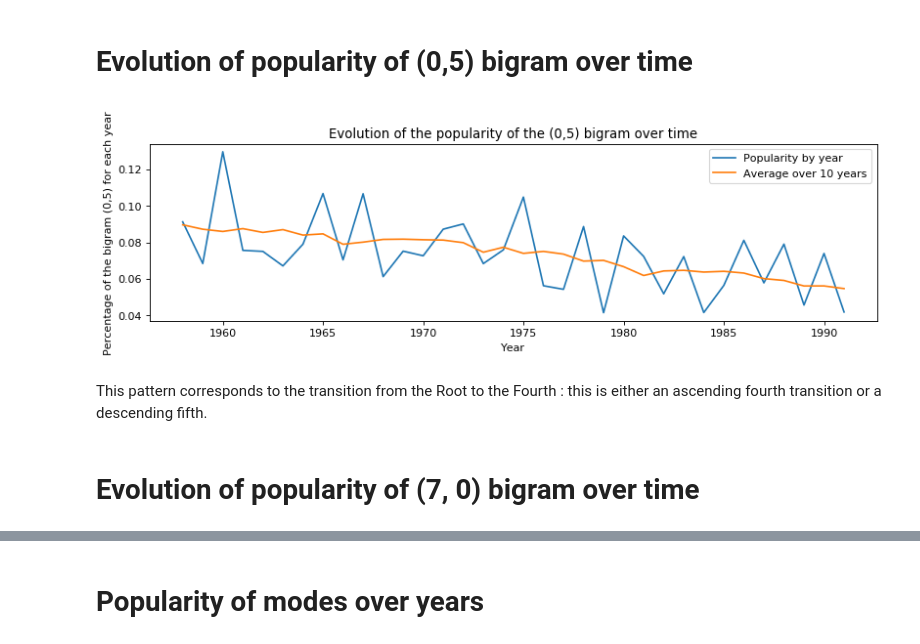
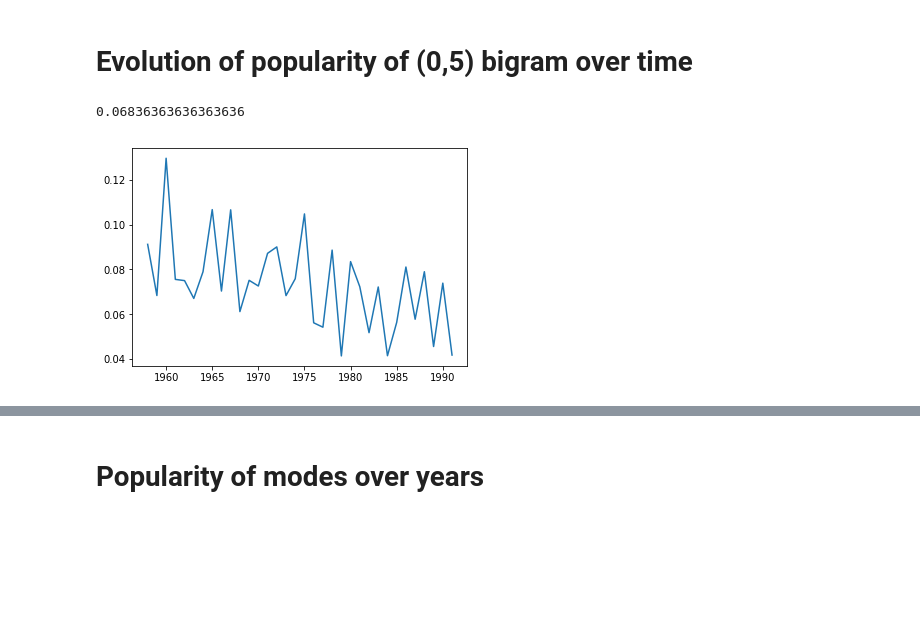
Before and after one commit to lucieperrotta/Digital-Musicology, a Jupyter notebook: processing/processing.ipynb, the cells around one changed output, grey strips where cells are left out. Cells and saved outputs as stored; diff of their text form; code cells hidden in the pictures; blank space fills up the shorter version.

```diff
--- a/processing/processing.ipynb
+++ b/processing/processing.ipynb
@@ -191,42 +223,32 @@ plot_full_n_grams(clean_data, 2, 7)
 # Evolution of popularity of (0,5) bigram over time
 # %%
 from datetime import datetime
-year2bigrams = dict()
-# For bigrams, ng = 2
+year2fourgrams = dict()
 ng=2
 
 for elem in clean_data: # populate empty (to have existing keys)
     year = datetime.strptime(elem[1], '%m/%d/%Y').year
-    year2bigrams[year]=list()
+    year2fourgrams[year]=list()
 
 for elem in clean_data: # populate for real
     year = datetime.strptime(elem[1], '%m/%d/%Y').year
 
     for m in range(elem[5].shape[0] - ng + 1):
-        year2bigrams[year].append(tuple([int(elem[5][m+o][0]) for o in range(ng)]))
+        year2fourgrams[year].append(tuple([int(elem[5][m+o][0]) for o in range(ng)]))
 # %%
 year2chord05 = dict()
 
-for year in year2bigrams:
-    year2chord05[year] = year2bigrams[year].count(tuple((0,5))) / len(year2bigrams[year])
+for year in year2fourgrams:
+    year2chord05[year] = year2fourgrams[year].count(tuple((0,5))) / len(year2fourgrams[year])
 
-# year2chord05[year]
+year2chord05[year]
+# %% [output]
+0.06836363636363636
 # %%
 lists = sorted(year2chord05.items()) # sorted by key, return a list of tuples
 x, y = zip(*lists) # unpack a list of pairs into two tuples
 
-plt.figure(num=None, figsize=(12, 3), dpi=80, facecolor='w', edgecolor='k')
-plt.plot(x, y, label="Popularity by year")
-plt.plot(x, moving_average(y), label="Average over 10 years")
-
-plt.legend()
-plt.xlabel('Year')
-plt.ylabel('Percentage of the bigram (0,5) for each year')
-plt.title('Evolution of the popularity of the (0,5) bigram over time')
+plt.plot(x, y)
 plt.show()
 # %% [output]
-[figure, old version]
+[figure, new version]
-# %% [markdown]
-This pattern corresponds to the transition from the Root to the Fourth : this is either an ascending fourth transition or a descending fifth.
-# %% [markdown]
-# Evolution of popularity of (7, 0) bigram over time
```
Also changed, not shown: parts of 36 cells of this notebook.
